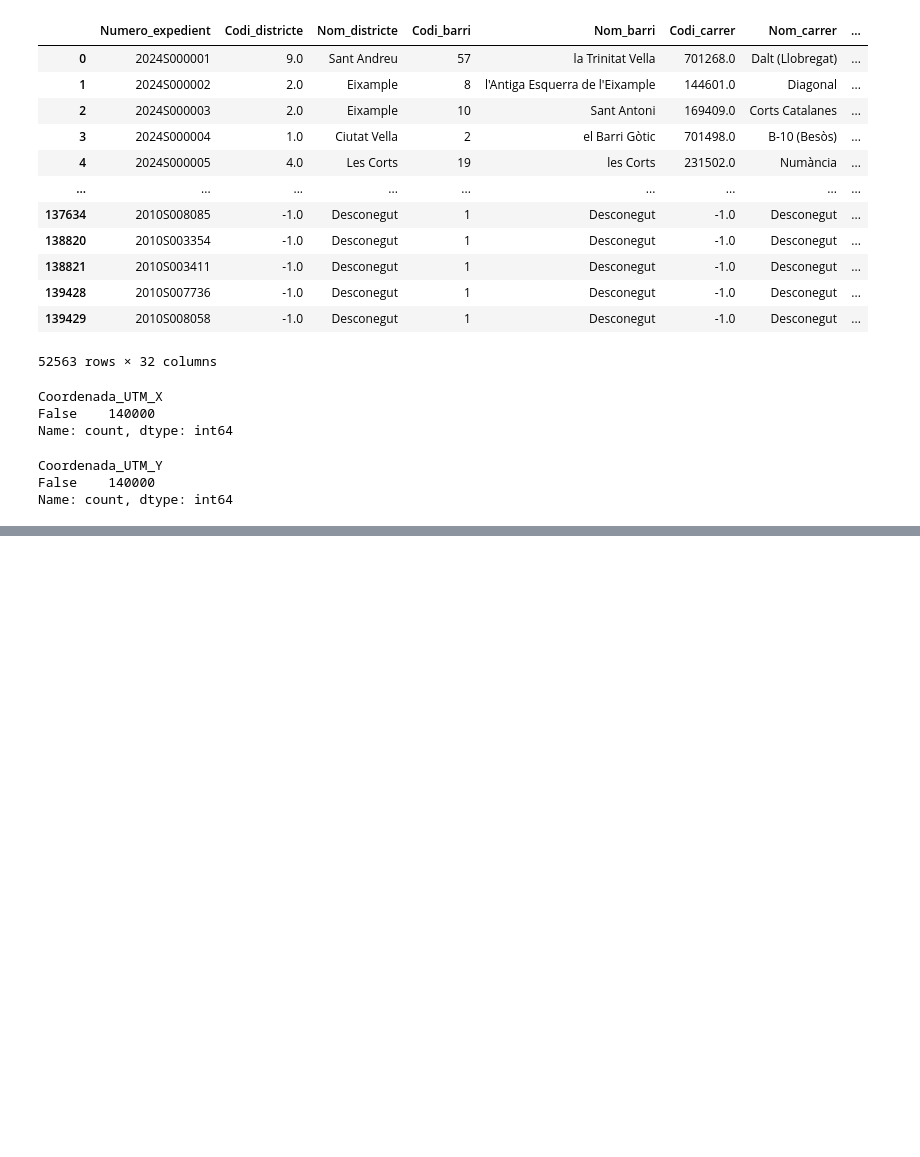
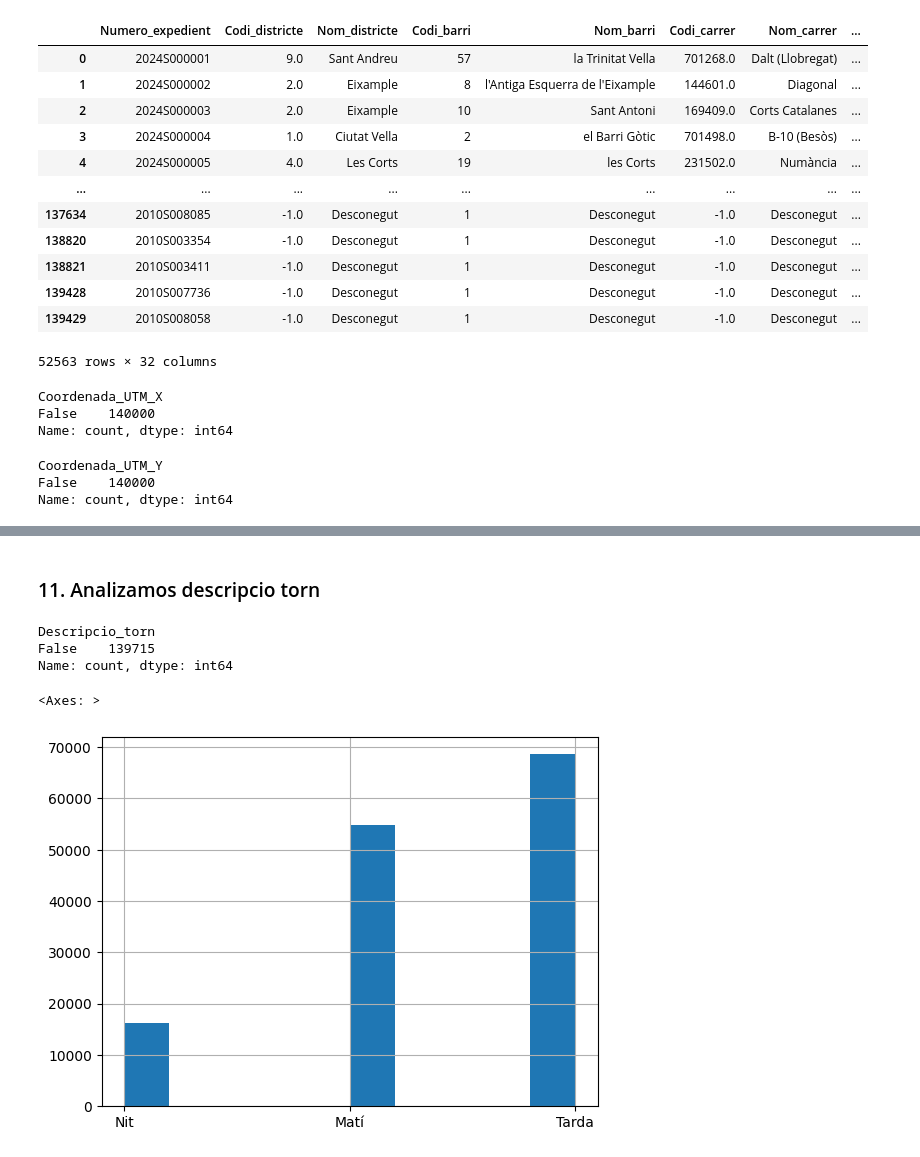
Before and after one commit to PacoFletcher/Proyecto-Machine-Learning, a Jupyter notebook: jupyters/Unificado.ipynb, the cells around one changed output, grey strips where cells are left out. Saved outputs shown, nothing was run; the diff lists cells and outputs as text; code cells hidden in the pictures; blank space fills up the shorter version.

```diff
--- a/jupyters/Unificado.ipynb
+++ b/jupyters/Unificado.ipynb
@@ -598,0 +967,13 @@ df[df["Longitud"] > 360]
+# %% [markdown]
+### 11. Analizamos descripcio torn
+# %%
+df["Descripcio_torn"].isna().value_counts()
+# %% [output]
+Descripcio_torn
+False    139715
+Name: count, dtype: int64
+# %%
+df["Descripcio_torn"].hist()
+# %% [output]
+<Axes: >
+[figure, added]
```
Also changed, not shown: parts of 92 cells of this notebook, 3 other files.
